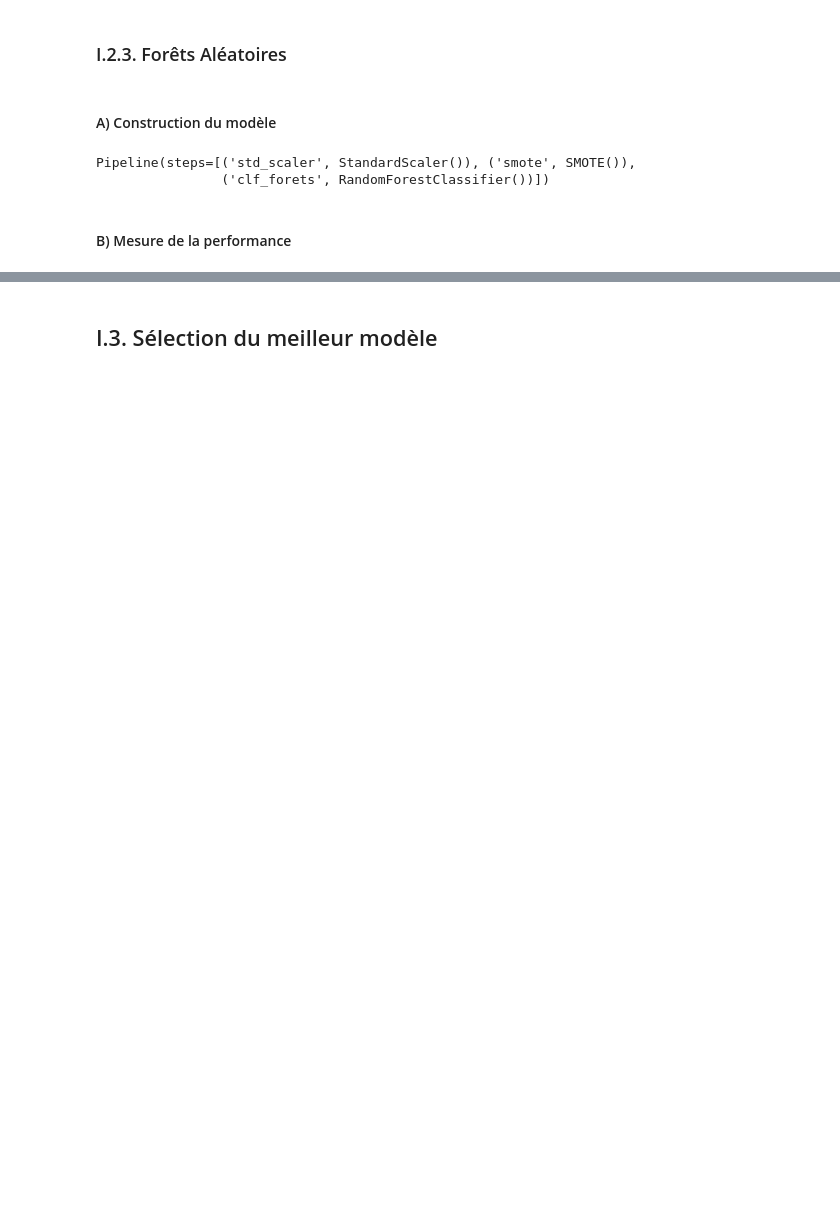
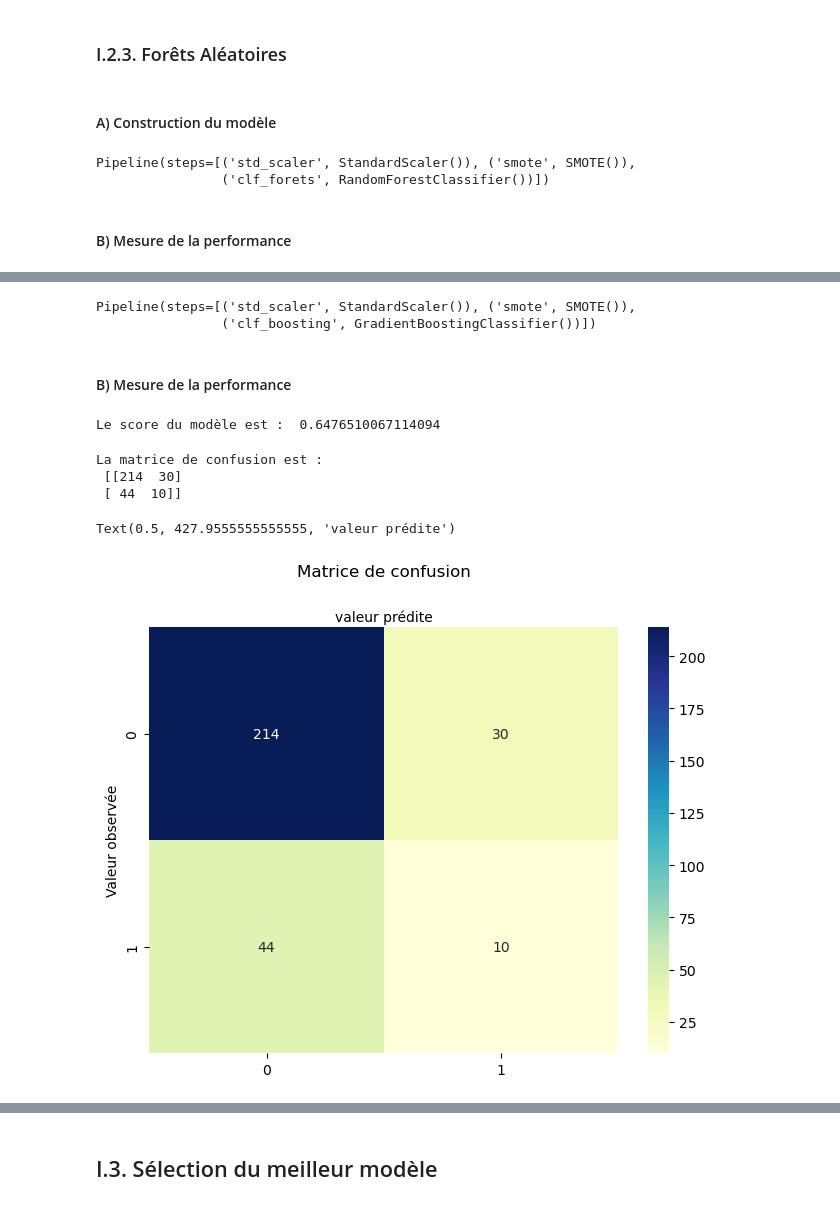
Before and after one commit to marieguib/202409-Precarite-energetique, a Jupyter notebook: 2Modelisation_precarite_energetique.ipynb, the cells around one changed output, grey strips where cells are left out. Saved outputs shown, nothing was run; the diff lists cells and outputs as text; code cells hidden in the pictures; blank space fills up the shorter version.

Commit message:
modelisation : algorithmes (suite)

```diff
--- a/2Modelisation_precarite_energetique.ipynb
+++ b/2Modelisation_precarite_energetique.ipynb
@@ -460,0 +465,54 @@ F1-Score: 0.2608695652173913
+# %%
+from sklearn.ensemble import GradientBoostingClassifier
+
+# Modèle de gradient boosting
+etapes = ([("std_scaler", StandardScaler()),
+              ("smote", SMOTE()),
+              ("clf_boosting", GradientBoostingClassifier())
+    ])
+
+model_gradient_boosting = Pipeline(steps=etapes)
+# %%
+model_gradient_boosting.fit(X_train, y_train)
+# %% [output]
+Pipeline(steps=[('std_scaler', StandardScaler()), ('smote', SMOTE()),
+                ('clf_boosting', GradientBoostingClassifier())])
+# %%
+y_pred_gradient_boosting = model_gradient_boosting.predict(X_test)
+# %% [markdown]
+#### B) Mesure de la performance
+# %%
+score_gradient_boosting = modele_reg_log.score(X_test, y_test)
+print("Le score du modèle est : ", score_gradient_boosting)
+# %% [output]
+Le score du modèle est :  0.6476510067114094
+# %%
+# Calcul de la matrice de confusion
+from sklearn.metrics import confusion_matrix
+
+mat_conf_gradient_boosting = confusion_matrix(y_test, y_pred_gradient_boosting)
+print("La matrice de confusion est : \n", mat_conf_gradient_boosting)
+# %% [output]
+La matrice de confusion est :
+ [[214  30]
+ [ 44  10]]
+# %%
+import numpy as np
+import matplotlib.pyplot as plt
+import seaborn as sns
+
+modalites =[0,1]
+fig, ax = plt.subplots()
+tick_marks = np.arange(len(modalites))
+plt.xticks(tick_marks, modalites)
+plt.yticks(tick_marks, modalites)
+
+sns.heatmap(pd.DataFrame(mat_conf_gradient_boosting), annot=True, cmap="YlGnBu" ,fmt='g')
+ax.xaxis.set_label_position("top")
+plt.tight_layout()
+plt.title('Matrice de confusion', y=1.1)
+plt.ylabel('Valeur observée')
+plt.xlabel('valeur prédite')
+# %% [output]
+Text(0.5, 427.9555555555555, 'valeur prédite')
+[figure, added]
```
Also changed, not shown: parts of 43 cells of this notebook.
